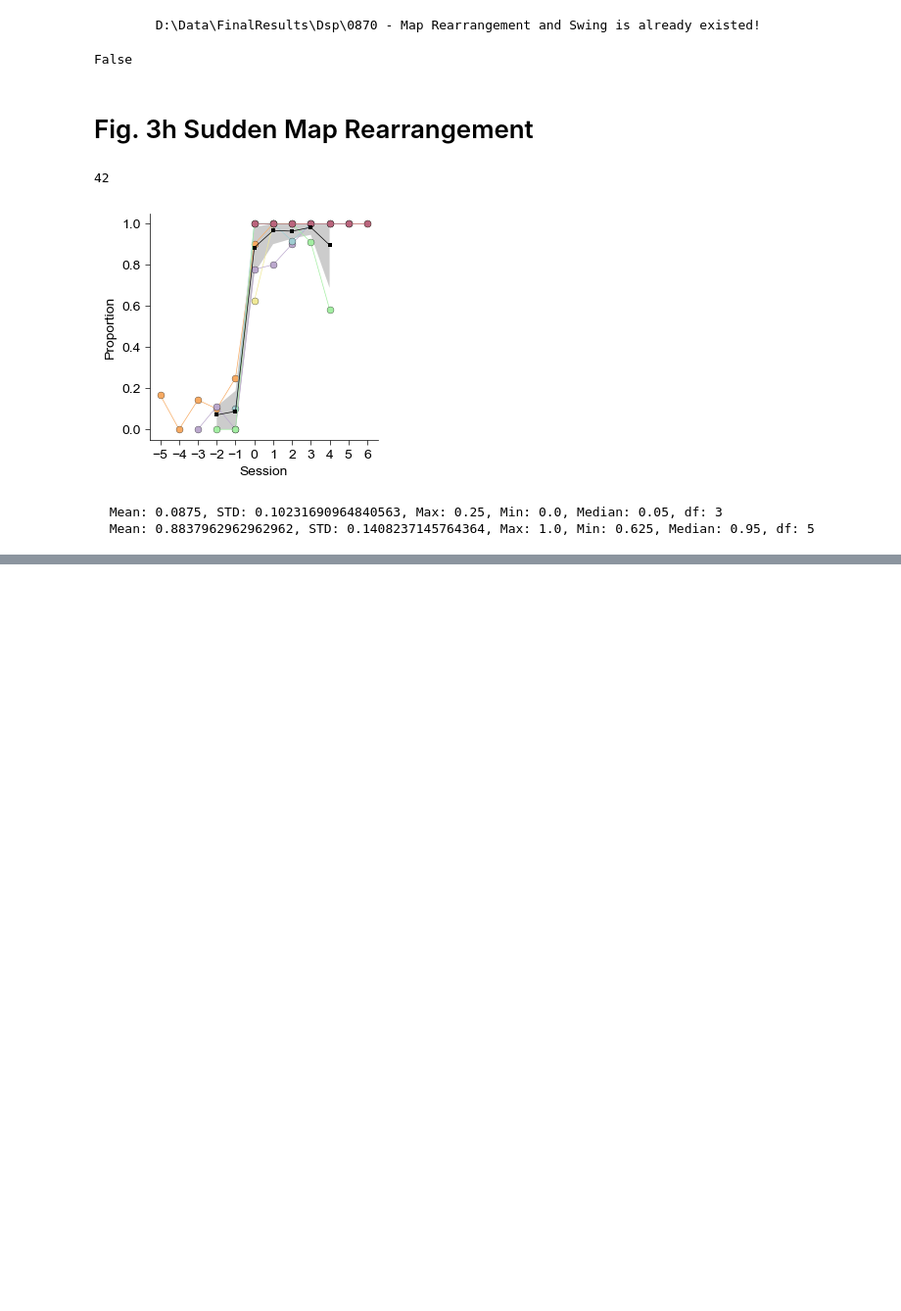
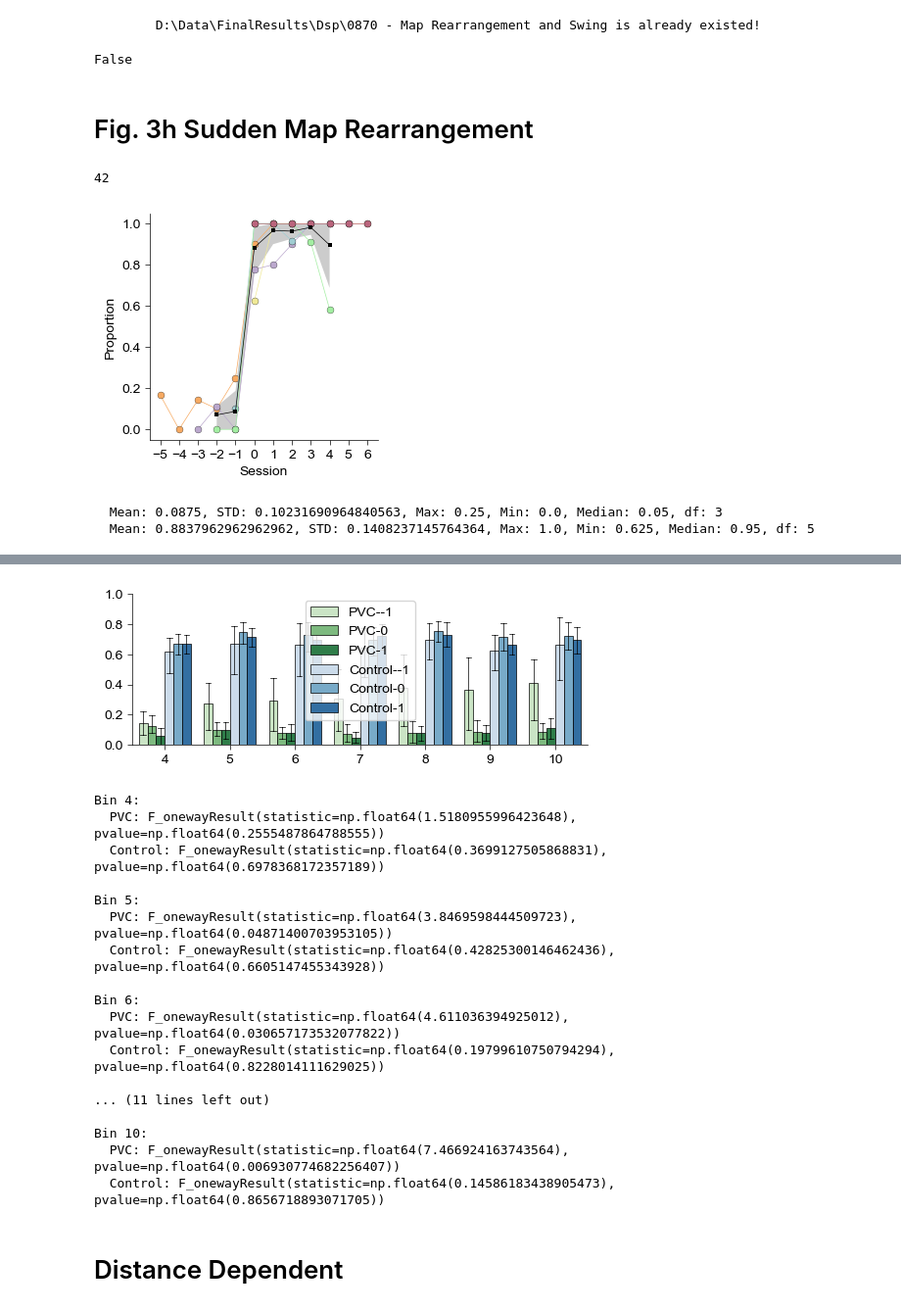
Before and after one commit to YAO-Shuyang/PlotFigures, a Jupyter notebook: NodeFigures/Fig0870 - Map Rearrangement and Swing.ipynb, the cells around one changed output, grey strips where cells are left out. Shown at 98% size. Drawn from its saved outputs; the diff is of its cells as text; code cells hidden in the pictures; blank space fills up the shorter version.

```diff
--- a/NodeFigures/Fig0870 - Map Rearrangement and Swing.ipynb
+++ b/NodeFigures/Fig0870 - Map Rearrangement and Swing.ipynb
@@ -141,5 +97,36 @@ sns.lineplot(
 # %%
-apvc_dir = join(figdata, "Dsp", "0877 - Revisit Stability", "Retrieval Results")
+def get_pvc(mouse: int, session: int):
+    maze_type = 1
+    file_idx = np.where(f2['MiceID'] == mouse)[0][session]
+
+    with open(f2['Trace File'][file_idx], 'rb') as handle:
+        trace = pickle.load(handle)
+
+    beg_time, end_time = trace['lap beg time'], trace['lap end time']
+    beg_idx = np.array([np.where(trace['correct_time'] >= beg_time[i])[0][0] for i in range(beg_time.shape[0])])
+    routes = classify_lap(spike_nodes_transform(trace['correct_nodes'], 12), beg_idx, maze_type)
+
+    bins = np.concatenate([Father2SonGraph[i] for i in CP_DSPs[maze_type][6]])-1
+
+    averaged_map0 = np.mean(np.stack([
+        trace[f'node {i}']['smooth_map_all'] for i in [0, 4, 5, 9]
+    ], axis=2), axis=2)
+
+    averaged_map6 = trace[f'node 8']['smooth_map_all']
+    averaged_map1 = trace[f'node 6']['smooth_map_all']
+
+    pvc_corr = np.zeros(7)
+    pvc_ctrl = np.zeros(7)
+    for i in range(4, 11):
+        b = np.asarray(Father2SonGraph[CP_DSPs[maze_type][6][i]])
+        pvc_corr[i-4] = np.nanmean(np.asarray([
+            np.corrcoef(averaged_map0[:, sb-1], averaged_map6[:, sb-1])[0, 1] for sb in b
+        ]))
+        pvc_ctrl[i-4] = np.nanmean(np.asarray([
+            np.corrcoef(averaged_map0[:, sb-1], averaged_map1[:, sb-1])[0, 1] for sb in b
+        ]))
+
+    return pvc_corr, np.arange(4, 11), pvc_ctrl
 
 if exists(join(figdata, f"{code_id} [PVC on Pre-Final Segment].pkl")) == False:
     CorrPFS = {
@@ -154,10 +141,12 @@ if exists(join(figdata, f"{code_id} [PVC on Pre-Final Segment].pkl")) == False:
         10212: np.arange(-5, 2),
         10224: np.arange(7),
         10227: np.arange(-3, 4),
-        10232: np.arange(-1, 6)
+        10232: np.arange(-1, 6),
+        10275: np.arange(-2, 5),
+        10276: np.arange(7)
     }
 
-    for mouse in [10212, 10224, 10227, 10232]:
+    for mouse in [10212, 10224, 10227, 10232, 10275, 10276]:
         for s in tqdm(range(7)):
             pvc_corr, bins, pvc_ctrl = get_pvc(mouse, s)
             CorrPFS['MiceID'].append(np.repeat(mouse, len(pvc_corr)*2))
@@ -180,36 +169,57 @@ else:
         CorrPFSD = pickle.load(f)
 
 fig = plt.figure(figsize=(6, 2))
-SubData = SubDict(CorrPFSD, CorrPFSD.keys(), np.where((np.abs(CorrPFSD['Session']) <= 1))[0])
+SubData = SubDict(CorrPFS, CorrPFS.keys(), np.where((np.abs(CorrPFS['Session']) <= 1))[0])
 SubData['hue'] = np.array([f"{SubData['Type'][i]}-{SubData['Session'][i]}" for i in range(len(SubData['Type']))])
 ax = Clear_Axes(plt.axes(), close_spines=['top', 'right'], ifxticks=True, ifyticks=True)
 sns.barplot(
     x=SubData['Bin'],
     y=SubData['PVC'],
     hue=SubData['hue'],
     hue_order=['PVC--1', 'PVC-0', 'PVC-1', 'Control--1', 'Control-0', 'Control-1'],
     ax=ax,
     palette=sns.color_palette("Greens", 3) + sns.color_palette("Blues", 3),
     capsize=0.5,
     edgecolor='black',
     linewidth=0.5,
     err_kws={'linewidth': 0.5, 'color': 'k'}
 )
-ax.set_ylim(-0.05, 1)
+ax.set_ylim(0, 1)
 ax.set_yticks(np.linspace(0, 1, 6))
 plt.savefig(join(loc, "PVC on Pre-Final Segment.png"), dpi=600)
 plt.savefig(join(loc, "PVC on Pre-Final Segment.svg"), dpi=600)
 plt.show()
 
 for b in range(4, 11):
     SubData = SubDict(CorrPFSD, CorrPFSD.keys(), np.where((CorrPFSD['Bin'] == b))[0])
     x0 = SubDict(SubData, SubData.keys(), np.where((SubData['Type'] == 'PVC')&(SubData['Session'] == -1))[0])
     x1 = SubDict(SubData, SubData.keys(), np.where((SubData['Type'] == 'PVC')&(SubData['Session'] == 0))[0])
     x2 = SubDict(SubData, SubData.keys(), np.where((SubData['Type'] == 'PVC')&(SubData['Session'] == 1))[0])
     x3 = SubDict(SubData, SubData.keys(), np.where((SubData['Type'] == 'Control')&(SubData['Session'] == -1))[0])
     x4 = SubDict(SubData, SubData.keys(), np.where((SubData['Type'] == 'Control')&(SubData['Session'] == 0))[0])
     x5 = SubDict(SubData, SubData.keys(), np.where((SubData['Type'] == 'Control')&(SubData['Session'] == 1))[0])
 
     print(f"Bin {b}:")
     print(f"  PVC: {f_oneway(x0['PVC'], x1['PVC'], x2['PVC'])}")
     print(f"  Control: {f_oneway(x3['PVC'], x4['PVC'], x5['PVC'])}", end='\n\n')
+# %% [output]
+[figure, added]
+Bin 4:
+  PVC: F_onewayResult(statistic=np.float64(1.5180955996423648), pvalue=np.float64(0.2555487864788555))
+  Control: F_onewayResult(statistic=np.float64(0.3699127505868831), pvalue=np.float64(0.6978368172357189))
+
+Bin 5:
+  PVC: F_onewayResult(statistic=np.float64(3.8469598444509723), pvalue=np.float64(0.04871400703953105))
+  Control: F_onewayResult(statistic=np.float64(0.42825300146462436), pvalue=np.float64(0.6605147455343928))
+
+Bin 6:
+  PVC: F_onewayResult(statistic=np.float64(4.611036394925012), pvalue=np.float64(0.030657173532077822))
+  Control: F_onewayResult(statistic=np.float64(0.19799610750794294), pvalue=np.float64(0.8228014111629025))
+
+... (11 lines left out)
+
+Bin 10:
+  PVC: F_onewayResult(statistic=np.float64(7.466924163743564), pvalue=np.float64(0.006930774682256407))
+  Control: F_onewayResult(statistic=np.float64(0.14586183438905473), pvalue=np.float64(0.8656718893071705))
+# %% [markdown]
+# Distance Dependent
```
Also changed, not shown: parts of 2 cells of this notebook, 12 other files.
